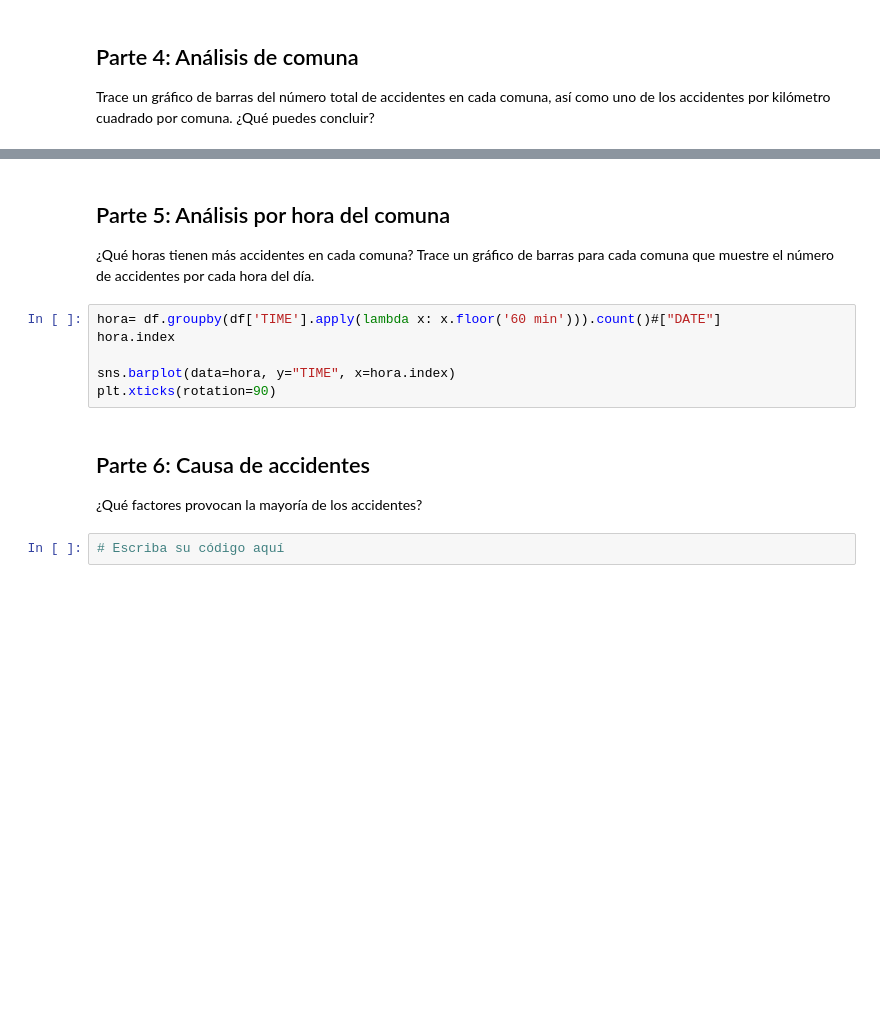
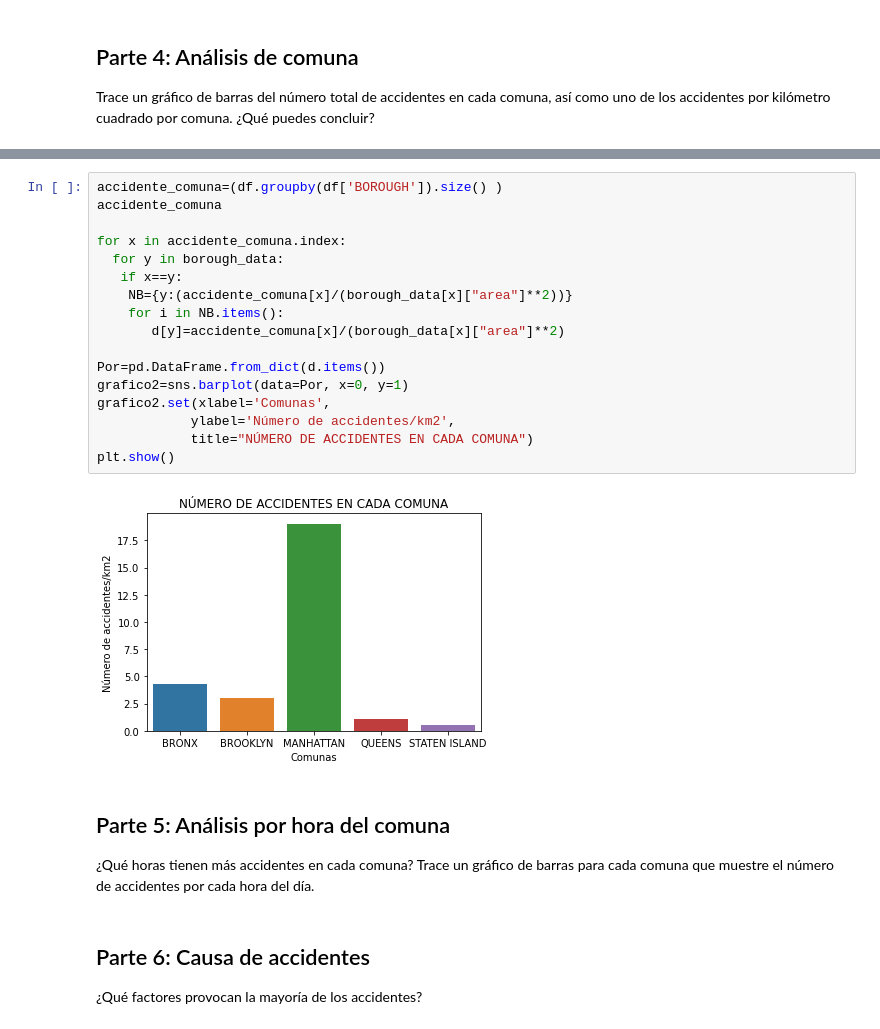
Before and after one commit to clargote/mujeresDigitales, a Jupyter notebook: Taller_Semana_4.ipynb, the cells around one changed output, grey strips where cells are left out. Drawn from its saved outputs; the diff is of its cells as text; blank space fills up the shorter version.

```diff
--- a/Taller_Semana_4.ipynb
+++ b/Taller_Semana_4.ipynb
@@ -234,16 +140,27 @@ z
+# %%
+accidente_comuna=(df.groupby(df['BOROUGH']).size() )
+accidente_comuna
+
+for x in accidente_comuna.index:
+  for y in borough_data:
+   if x==y:
+    NB={y:(accidente_comuna[x]/(borough_data[x]["area"]**2))}
+    for i in NB.items():
+       d[y]=accidente_comuna[x]/(borough_data[x]["area"]**2)
+
+Por=pd.DataFrame.from_dict(d.items())
+grafico2=sns.barplot(data=Por, x=0, y=1)
+grafico2.set(xlabel='Comunas',
+            ylabel='Número de accidentes/km2',
+            title="NÚMERO DE ACCIDENTES EN CADA COMUNA")
+plt.show()
+# %% [output]
+[figure, added]
 # %% [markdown]
 ## Parte 5: Análisis por hora del comuna
 
 ¿Qué horas tienen más accidentes en cada comuna? Trace un gráfico de barras para cada comuna que muestre el número de accidentes por cada hora del día.
-# %%
-hora= df.groupby(df['TIME'].apply(lambda x: x.floor('60 min'))).count()#["DATE"]
-hora.index
-
-sns.barplot(data=hora, y="TIME", x=hora.index)
-plt.xticks(rotation=90)
 # %% [markdown]
 ## Parte 6: Causa de accidentes
 
 ¿Qué factores provocan la mayoría de los accidentes?
-# %%
-# Escriba su código aquí
```
Also changed, not shown: parts of 15 cells of this notebook.
